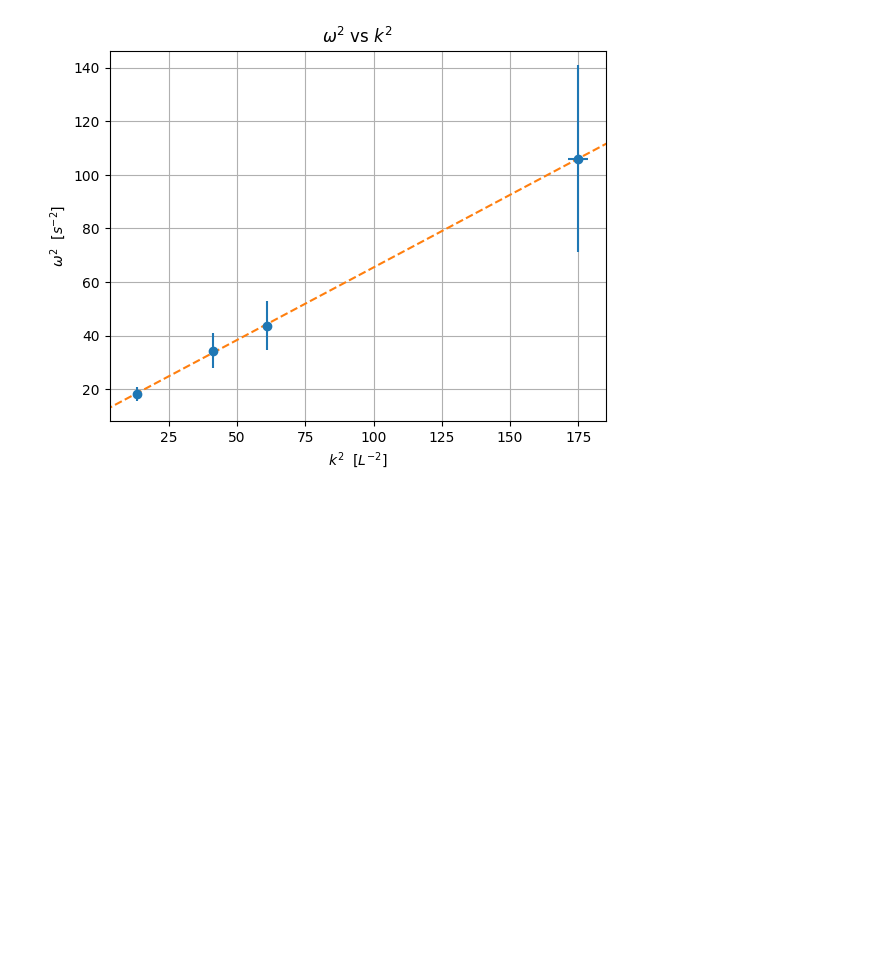
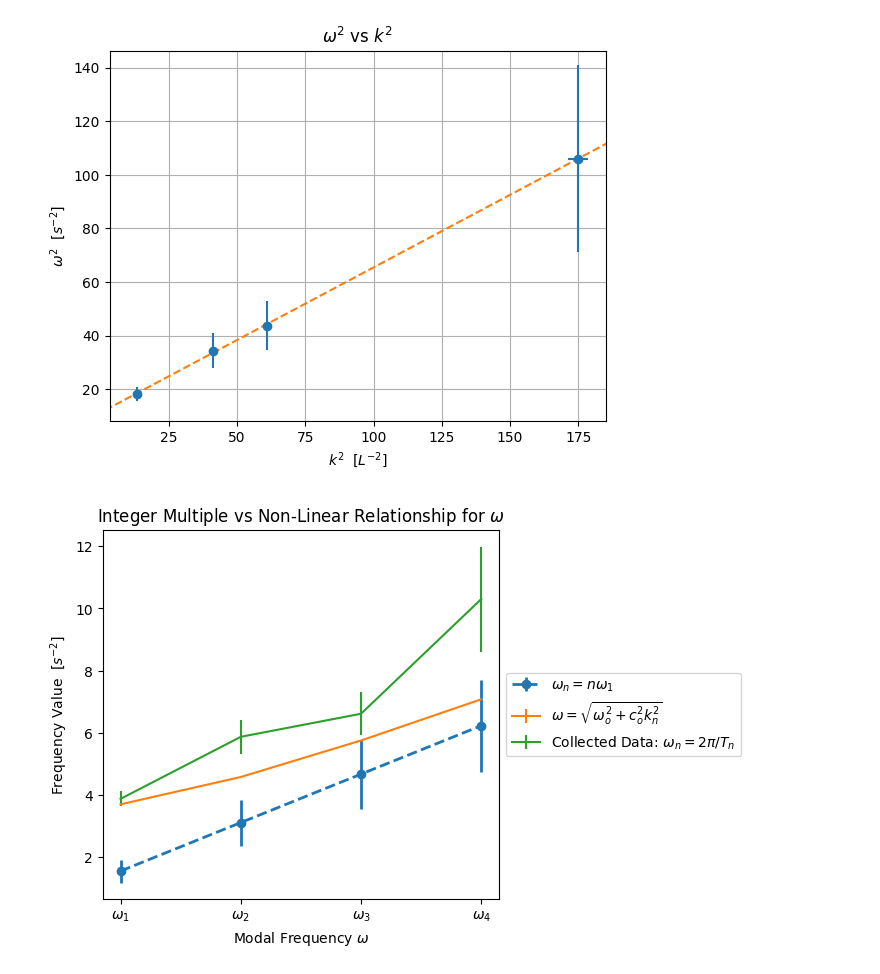
Before and after one commit to DivyR/PHY294_Labs, a Jupyter notebook: lab01/src/processing.ipynb, the cells around one changed output. Cells and saved outputs as stored; diff of their text form; code cells hidden in the pictures; blank space fills up the shorter version.

```diff
--- a/lab01/src/processing.ipynb
+++ b/lab01/src/processing.ipynb
@@ -201,4 +224,45 @@ export_plotting_data(W2_nominal, pre="w^2: ")
 export_plotting_data(K2_nominal, pre="k^2: ")
 # %% [output]
 [figure]
+# %%
+# Q4: Fundamental Frequency Integer Multiple Test
+# setup-data
+modes = range(1, 5)
+K_n = [n*np.pi/LENGTH_SLINKY for n in modes]
+W_n = [n*np.pi*C0/LENGTH_SLINKY for n in modes]
+Ws = [equation_10(e) for e in W_n]
+
+# collected data
+periods_n = [16.2/10, 10.7/10, 9.5/10, 6.1/10]  # seconds
+periods_n = convert_to_ufloat(periods_n, UNCERTAINTY_IPHONE)
+frequency_n = [2*np.pi/e for e in periods_n]
+
+# seperate
+W_n_nominal, W_n_uncert = seperate_ufloat(W_n)
+W_non_lin = [equation_10(W_n_nominal[i]) for i in range(len(W_n_nominal))]
+W_non_lin_nominal, W_non_lin_uncert = seperate_ufloat(W_non_lin)
+frequency_n_nominal, frequency_n_uncert = seperate_ufloat(frequency_n)
+
+# plot
+fig = plt.figure()
+ax = fig.add_subplot(111)
+ax.errorbar(modes, W_n_nominal, yerr=W_n_uncert, fmt="o--", linewidth=2)
+ax.errorbar(modes, W_non_lin_nominal, yerr=W_non_lin_uncert)
+ax.errorbar(modes, frequency_n_nominal, yerr=frequency_n_uncert)
+
+# plot settings
+plt.xticks(modes, ["$\omega_{0:1d}$".format(n) for n in modes])
+ax.set_title("Integer Multiple vs Non-Linear Relationship for $\omega$")
+ax.set_xlabel("Modal Frequency $\omega$")
+ax.set_ylabel("Frequency Value  $[s^{-2}]$")
+
+box = ax.get_position()
+ax.set_position([box.x0, box.y0, box.width * 0.8, box.height])
+ax.legend(["$\omega_n = n\omega_1$", "$\omega = \sqrt{\omega_o^2 + c_{o}^2k_n^2}$", "Collected Data: $\omega_n = 2\pi/T_n$"], loc="center left", bbox_to_anchor=(1, 0.5))
+
+export_plot(fig, "q4_frequency_comparison")
+
+# export the data (maybe?)
+# %% [output]
+[figure, added]
 # %%
```
Also changed, not shown: parts of 5 cells of this notebook, 2 other files.
